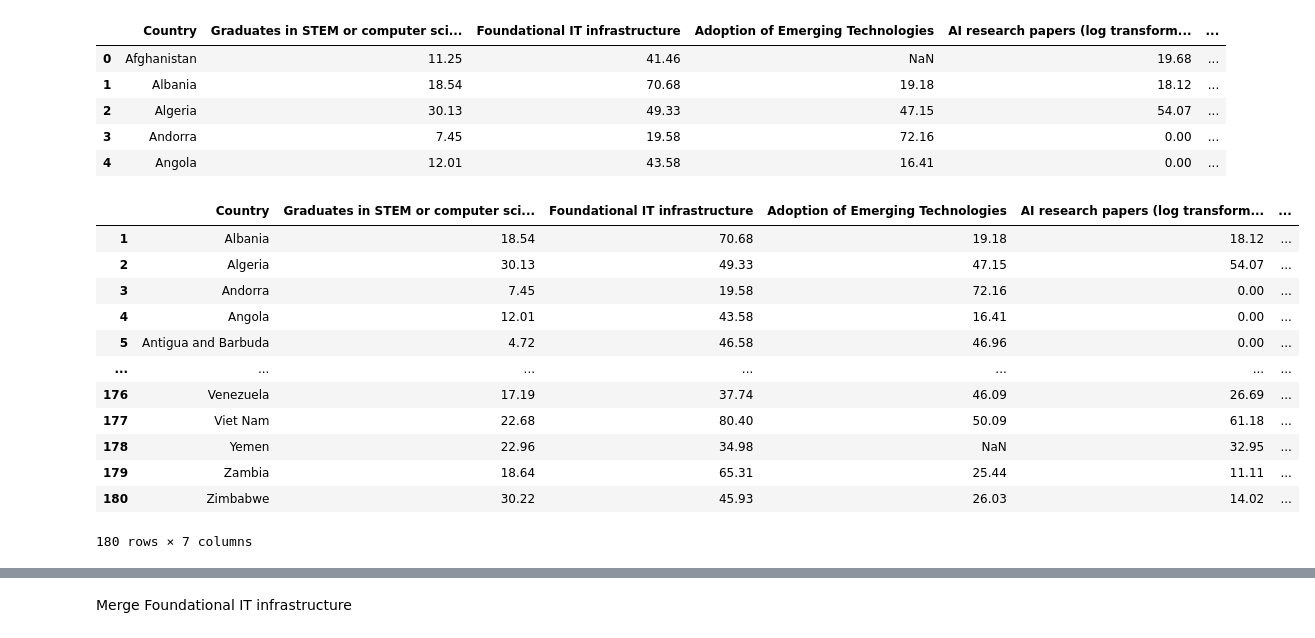
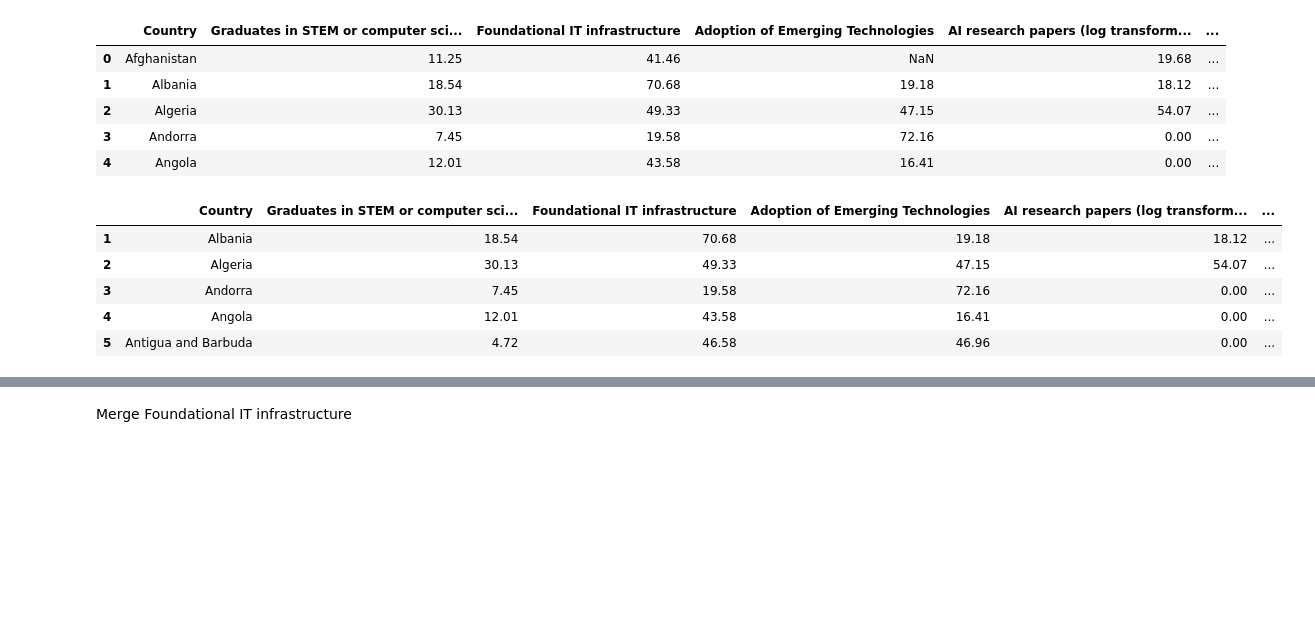
Before and after one commit to ojobo-tech/gisfordatascience, a Jupyter notebook: ps1_ai_adoption_map.ipynb, the cells around one changed output, grey strips where cells are left out. Cells and saved outputs as stored; diff of their text form; code cells hidden in the pictures; blank space fills up the shorter version.

```diff
--- a/ps1_ai_adoption_map.ipynb
+++ b/ps1_ai_adoption_map.ipynb
@@ -206,20 +217,13 @@ ai_readiness_indicators.head(5)
 # %%
 #Remove Empty Data
 ai_readiness_indicators=ai_readiness_indicators.iloc[1:, :]
-ai_readiness_indicators
+ai_readiness_indicators.head(5)
 
 #aok so im browsing thru this and bunch of zeros like on AI papers : andorra, angola, etc--strange, not even a single one?
 # %% [output]
 |  | Country | Graduates in STEM or computer sci... | Foundational IT infrastructure | Adoption of Emerging Technologies | AI research papers (log transform... | ... |
 | 1 | Albania | 18.54 | 70.68 | 19.18 | 18.12 | ... |
 | 2 | Algeria | 30.13 | 49.33 | 47.15 | 54.07 | ... |
 | 3 | Andorra | 7.45 | 19.58 | 72.16 | 0.00 | ... |
 | 4 | Angola | 12.01 | 43.58 | 16.41 | 0.00 | ... |
 | 5 | Antigua and Barbuda | 4.72 | 46.58 | 46.96 | 0.00 | ... |
-| ... | ... | ... | ... | ... | ... | ... |
-| 176 | Venezuela | 17.19 | 37.74 | 46.09 | 26.69 | ... |
-| 177 | Viet Nam | 22.68 | 80.40 | 50.09 | 61.18 | ... |
-| 178 | Yemen | 22.96 | 34.98 | NaN | 32.95 | ... |
-| 179 | Zambia | 18.64 | 65.31 | 25.44 | 11.11 | ... |
-| 180 | Zimbabwe | 30.22 | 45.93 | 26.03 | 14.02 | ... |
-180 rows × 7 columns
```
Also changed, not shown: parts of 34 cells of this notebook.
